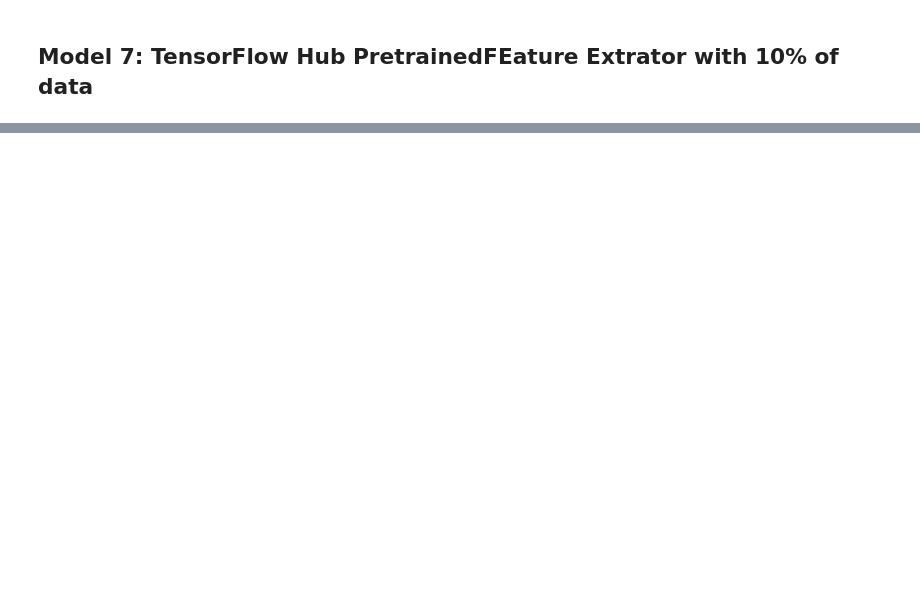
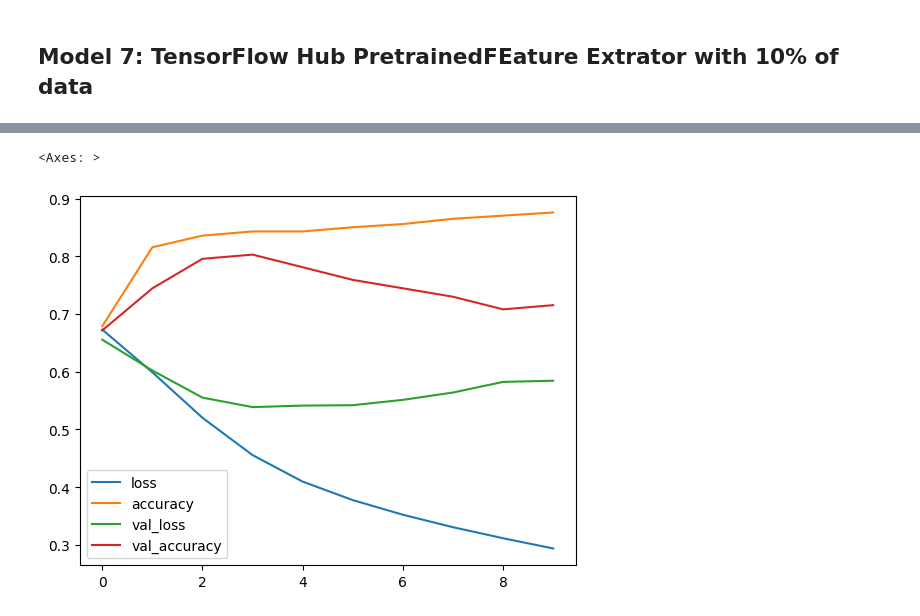
Before and after one commit to poolGolez/tf-playground, a Jupyter notebook: NLP_Fundamentals_Follow_Through.ipynb, the cells around one changed output, grey strips where cells are left out. Drawn from its saved outputs; the diff is of its cells as text; code cells hidden in the pictures; blank space fills up the shorter version.

```diff
--- a/NLP_Fundamentals_Follow_Through.ipynb
+++ b/NLP_Fundamentals_Follow_Through.ipynb
@@ -686,0 +918,3 @@ score_predictions(y_val, model_4_predictions)
+# %%
+train_df_10_percent = whole_train_df.sample(frac=0.1, random_state=42)
+train_df_10_percent.shape, train_df.head()
@@ -686,0 +950,5 @@ score_predictions(y_val, model_4_predictions)
+# %%
+X_train_10_perc = train_df_10_percent['text']
+y_train_10_perc = train_df_10_percent['target']
+
+X_train_10_perc.shape, y_train_10_perc.shape,
@@ -686,0 +959,6 @@ score_predictions(y_val, model_4_predictions)
+# %%
+# we could have cloned trained model_6 via:
+#     model_7 = tf.keras.models.clone_model(model_6)
+model_7 = build_model_6()
+
+model_7.summary()
@@ -686,0 +981,10 @@ score_predictions(y_val, model_4_predictions)
+# %%
+model_7.compile(
+    loss='binary_crossentropy',
+    optimizer='adam',
+    metrics=['accuracy']
+)
+
+model_7_history = model_7.fit(X_train_10_perc, y_train_10_perc,
+                              epochs=10,
+                              validation_split=0.2)
@@ -686,0 +1012,5 @@ score_predictions(y_val, model_4_predictions)
+# %%
+pd.DataFrame(model_7_history.history).plot()
+# %% [output]
+<Axes: >
+[figure, added]
```
Also changed, not shown: parts of 52 cells of this notebook.
